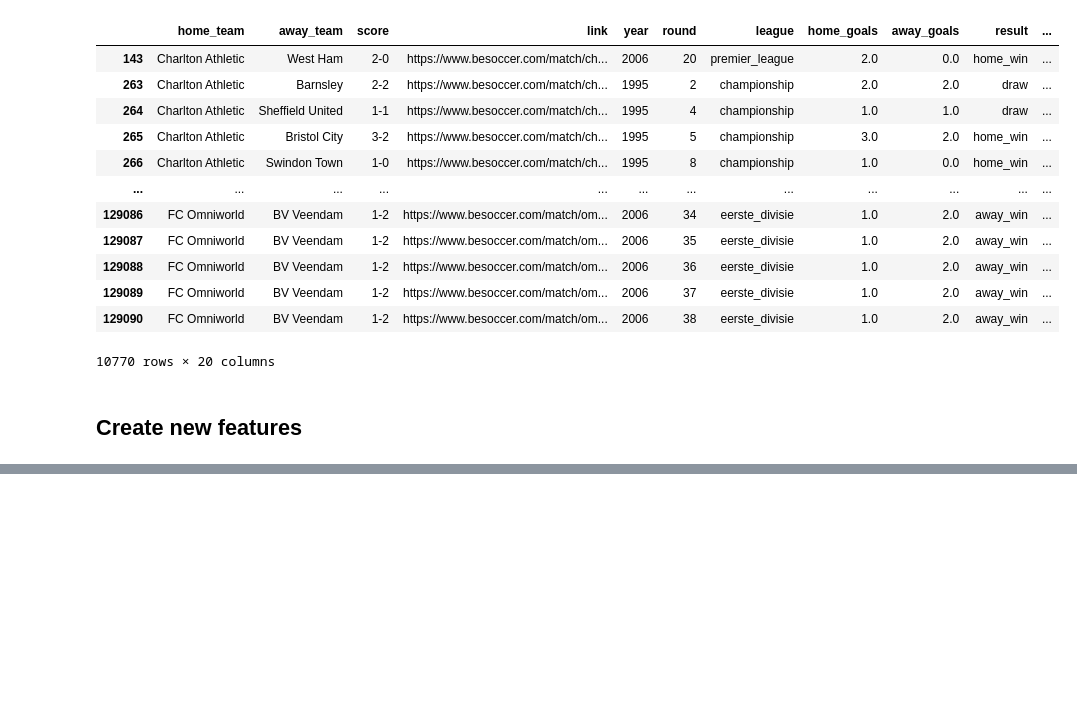
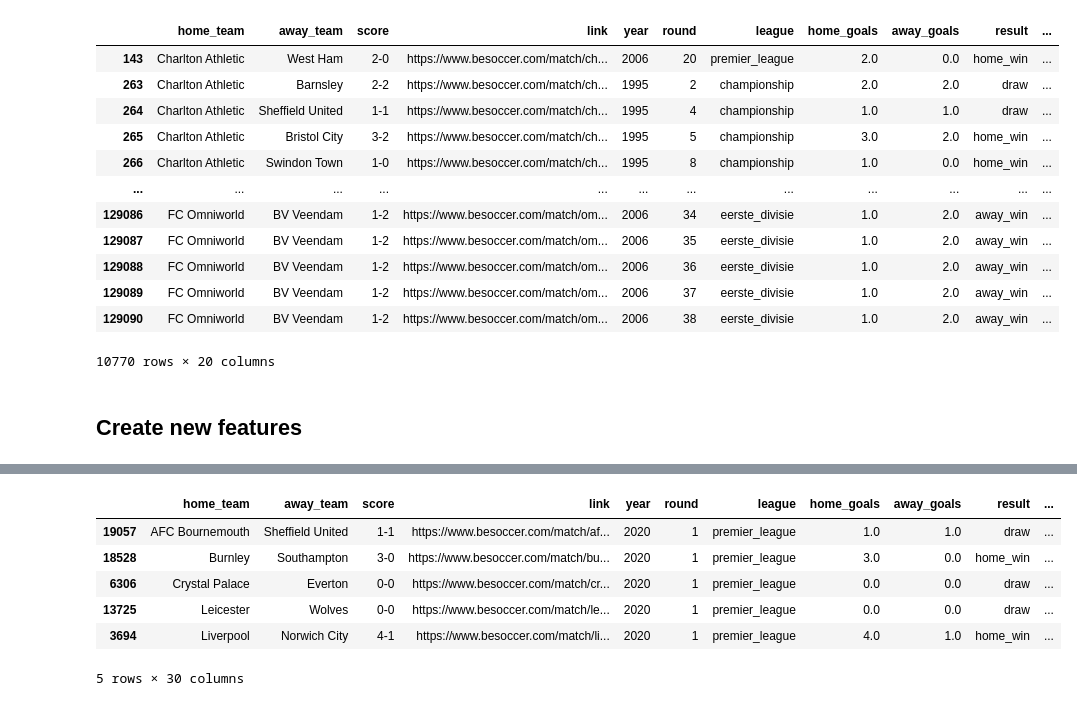
Before and after one commit to dan-bouchard/Football-Match-Outcome-Prediction, a Jupyter notebook: feature_engineering.ipynb, the cells around one changed output, grey strips where cells are left out. Drawn from its saved outputs; the diff is of its cells as text; code cells hidden in the pictures; blank space fills up the shorter version.

```diff
--- a/feature_engineering.ipynb
+++ b/feature_engineering.ipynb
@@ -261,0 +393,40 @@ scores_match_team_info_elo_df.loc[elo_na_idxs]
+# %%
+def create_new_features_for_season(season_data):
+    season_data = season_data.copy()
+    get_teams = get_team_names(season_data)
+    new_features = ['home_form','away_form', 'home_total_goals', 'away_total_goals', 'home_discipline', 'away_discipline',
+                    'home_team_home_form', 'home_team_home_total_goals', 'away_team_away_form', 'away_team_away_total_goals']
+    season_data[new_features] = np.empty((season_data.shape[0],10))
+    season_data[new_features] = np.nan
+    for team in get_teams:
+        team_table = get_team_table(season_data, team, 'all')
+        team_table = get_team_stats(team_table)
+
+        team_home_table = get_team_table(season_data, team, 'home')
+        team_home_table = get_home_away_team_stats(team_home_table)
+
+        team_away_table = get_team_table(season_data, team, 'away')
+        team_away_table = get_home_away_team_stats(team_away_table)
+
+        season_data.sort_values(by=['home_team', 'round'], inplace=True)
+        season_data.loc[(season_data.home_team == team),['home_form', 'home_total_goals', 'home_discipline']] = team_table.loc[(team_table.home_team == team), ['form', 'total_goals', 'discipline']].values
+        season_data.loc[(season_data.home_team == team),['home_team_home_form', 'home_team_home_total_goals']] = team_home_table.loc[: , ['form', 'total_goals']].values
+        season_data.sort_values(by=['away_team', 'round'], inplace=True)
+        season_data.loc[(season_data.away_team == team),['away_form', 'away_total_goals', 'away_discipline']] = team_table.loc[(team_table.away_team == team), ['form', 'total_goals', 'discipline']].values
+        season_data.loc[(season_data.away_team == team),['away_team_away_form', 'away_team_away_total_goals']] = team_away_table.loc[: , ['form', 'total_goals']].values
+
+    season_data.sort_values(by=['round','home_team'], inplace=True)
+    return season_data
+
+prem_2020 = get_season_table(scores_match_team_info_elo_df, 'premier_league', 2020)
+prem_2020_new = create_new_features_for_season(prem_2020)
+prem_2020_new.head()
+# Hmm need to think about potential data leakage!!!
+# %% [output]
+|  | home_team | away_team | score | link | year | round | league | home_goals | away_goals | result | ... |
+| 19057 | AFC Bournemouth | Sheffield United | 1-1 | https://www.besoccer.com/match/af... | 2020 | 1 | premier_league | 1.0 | 1.0 | draw | ... |
+| 18528 | Burnley | Southampton | 3-0 | https://www.besoccer.com/match/bu... | 2020 | 1 | premier_league | 3.0 | 0.0 | home_win | ... |
+| 6306 | Crystal Palace | Everton | 0-0 | https://www.besoccer.com/match/cr... | 2020 | 1 | premier_league | 0.0 | 0.0 | draw | ... |
+| 13725 | Leicester | Wolves | 0-0 | https://www.besoccer.com/match/le... | 2020 | 1 | premier_league | 0.0 | 0.0 | draw | ... |
+| 3694 | Liverpool | Norwich City | 4-1 | https://www.besoccer.com/match/li... | 2020 | 1 | premier_league | 4.0 | 1.0 | home_win | ... |
+5 rows × 30 columns
```
Also changed, not shown: parts of 4 cells of this notebook.
